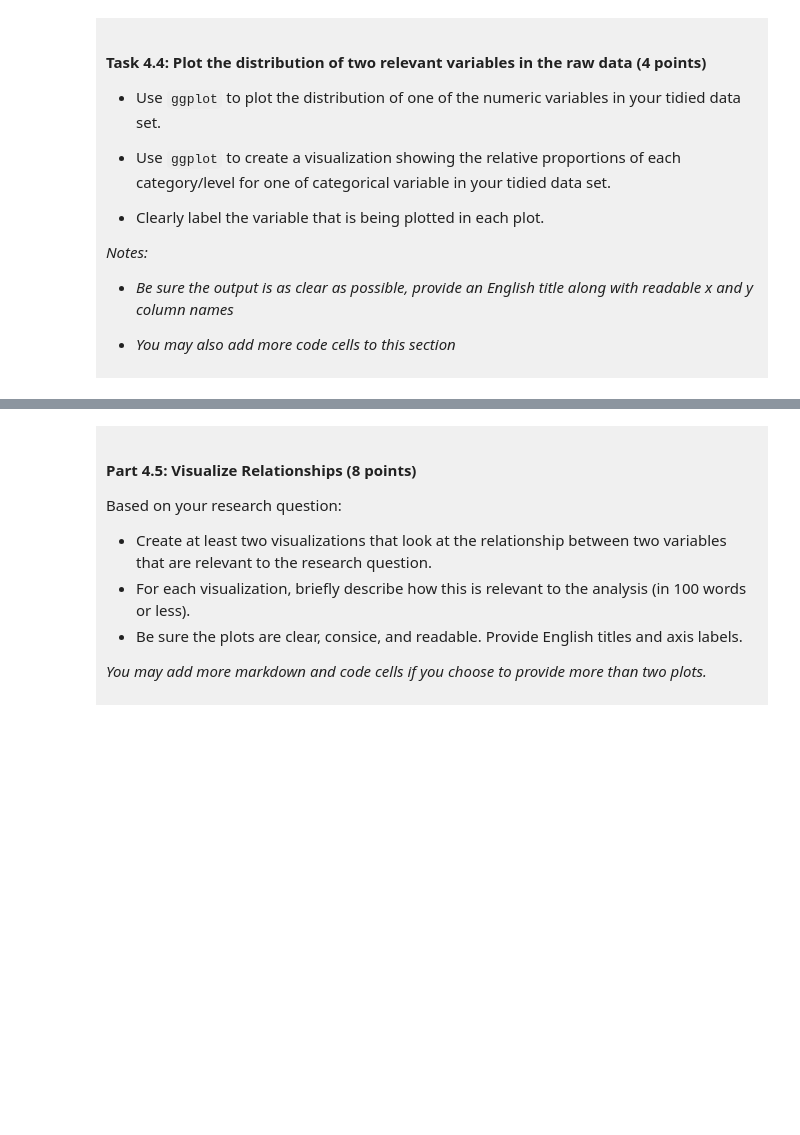
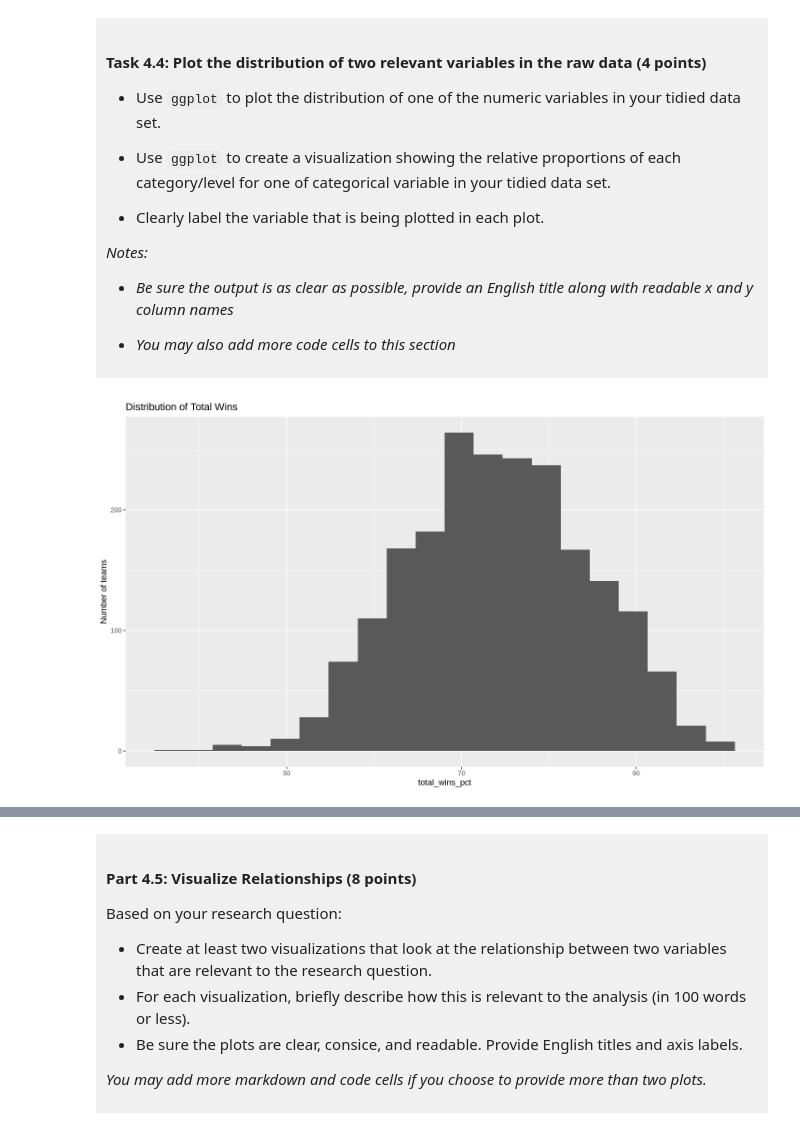
Before and after one commit to KellyGu003/dsci-100-project-kelly-gu, a Jupyter notebook: dsci-100-project-notebook.ipynb, the cells around one changed output, grey strips where cells are left out. Cells and saved outputs as stored; diff of their text form; code cells hidden in the pictures; blank space fills up the shorter version.

```diff
--- a/dsci-100-project-notebook.ipynb
+++ b/dsci-100-project-notebook.ipynb
@@ -319,5 +368,15 @@ You will refine your research question (if needed) and produce a tidy data set.
 
 </div>
 # %%
-### EDIT THIS CODE CELL FOR PLOT 1 ###
+ggplot(tidy_data,aes(x=total_wins_pct))+geom_histogram(bins=20)+
+labs(
+title="Distribution of Total Wins",
+    y="Number of teams"
+    )
+
+conference_proportions<-tidy_data|>
+count(conference)|>
+mutate(proportion=n/sum(n))
+# %% [output]
+[figure, added]
 # %%
```
Also changed, not shown: parts of 12 cells of this notebook.
